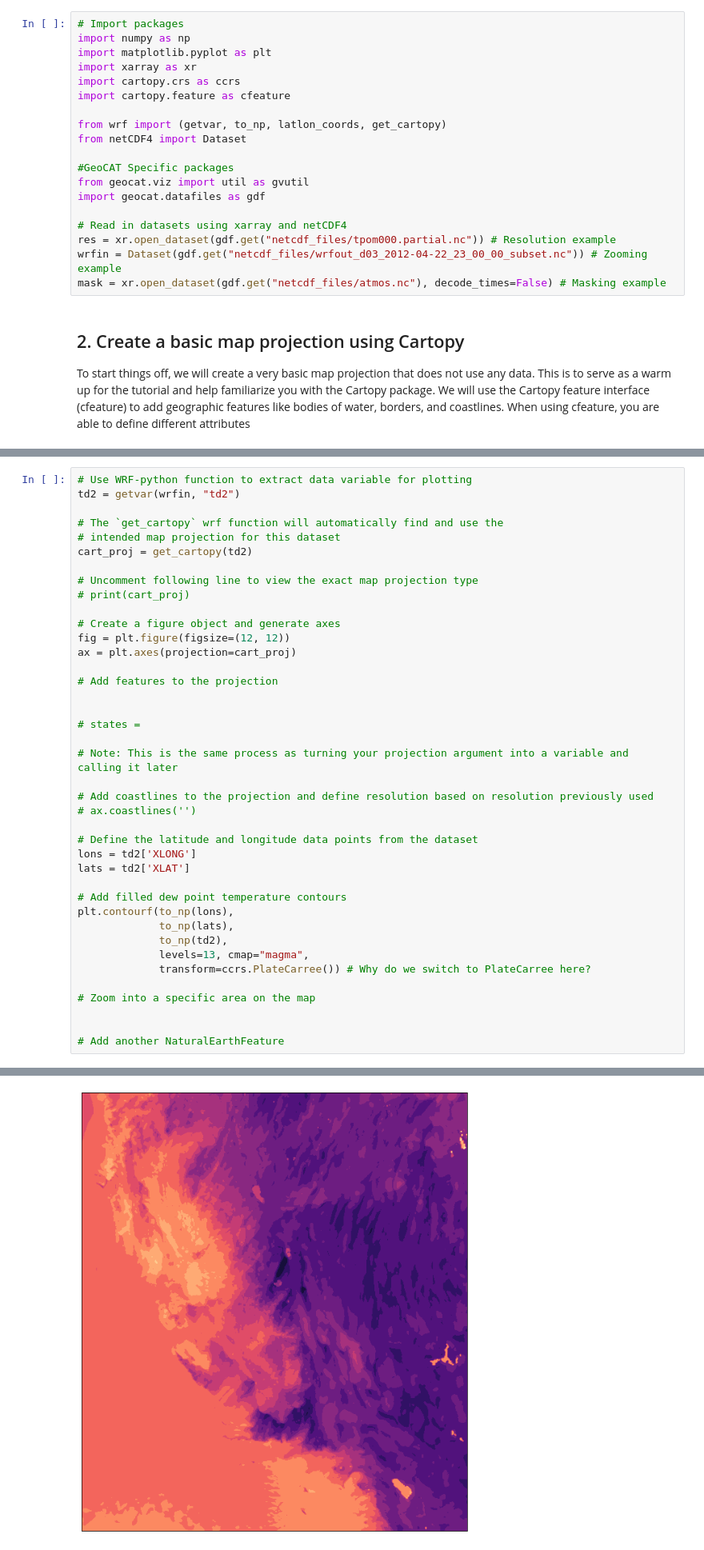
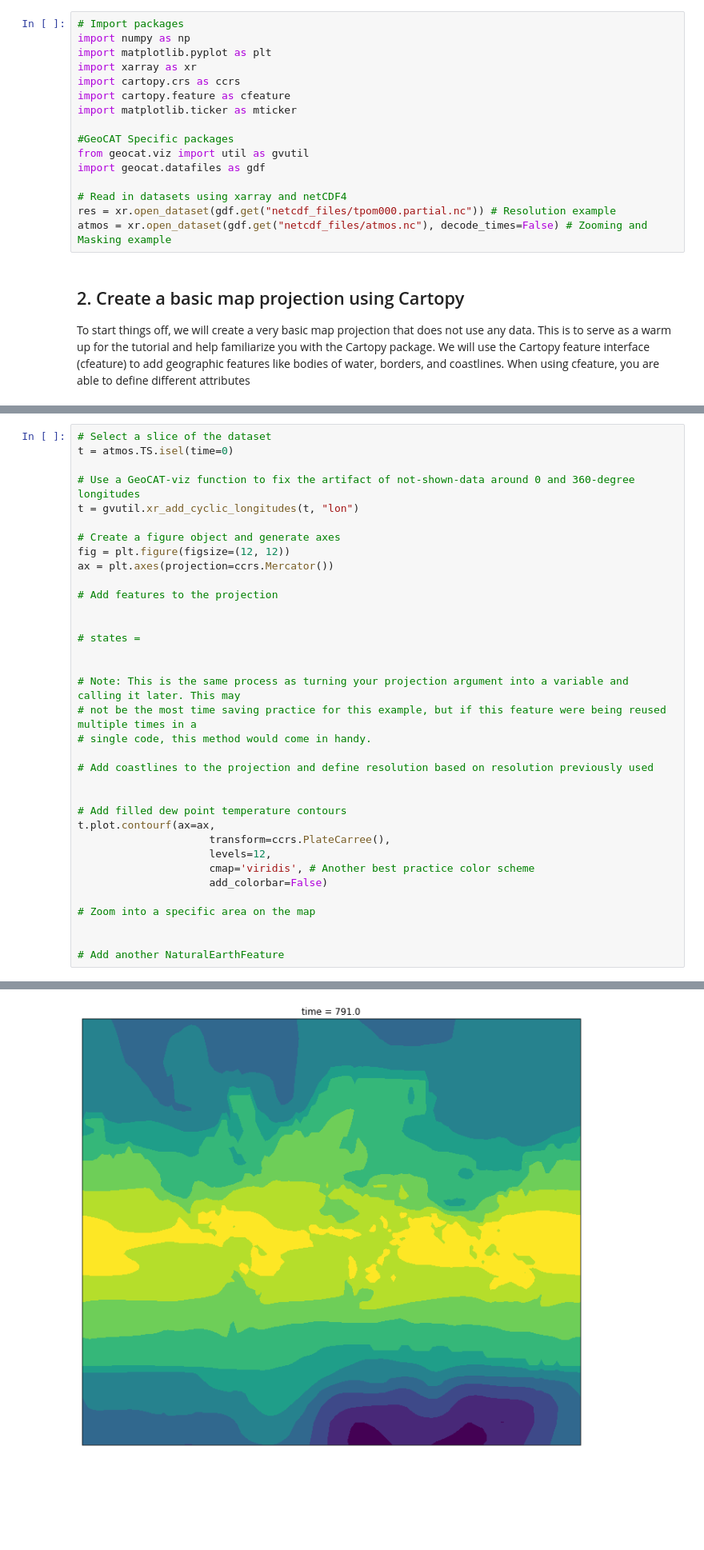
Before and after one commit to michaelavs/cartopy_tutorial, a Jupyter notebook: cartopy_tutorial.ipynb, the cells around one changed output, grey strips where cells are left out. Shown at 80% size. Saved outputs shown, nothing was run; the diff lists cells and outputs as text; blank space fills up the shorter version.

Commit message:
Updating examples and conda environment

```diff
--- a/cartopy_tutorial.ipynb
+++ b/cartopy_tutorial.ipynb
@@ -14,9 +14,7 @@ import matplotlib.pyplot as plt
 import xarray as xr
 import cartopy.crs as ccrs
 import cartopy.feature as cfeature
-
-from wrf import (getvar, to_np, latlon_coords, get_cartopy)
-from netCDF4 import Dataset
+import matplotlib.ticker as mticker
 
 #GeoCAT Specific packages
 from geocat.viz import util as gvutil
@@ -24,8 +22,7 @@ import geocat.datafiles as gdf
 
 # Read in datasets using xarray and netCDF4
 res = xr.open_dataset(gdf.get("netcdf_files/tpom000.partial.nc")) # Resolution example
-wrfin = Dataset(gdf.get("netcdf_files/wrfout_d03_2012-04-22_23_00_00_subset.nc")) # Zooming example
-mask = xr.open_dataset(gdf.get("netcdf_files/atmos.nc"), decode_times=False) # Masking example
+atmos = xr.open_dataset(gdf.get("netcdf_files/atmos.nc"), decode_times=False) # Zooming and Masking example
 # %% [markdown]
 ## 2. Create a basic map projection using Cartopy ##
 To start things off, we will create a very basic map projection that does not use any data. This is to serve as a warm up for the tutorial and help familiarize you with the Cartopy package. We will use the Cartopy feature interface (cfeature) to add geographic features like bodies of water, borders, and coastlines. When using cfeature, you are able to define different attributes
@@ -99,48 +103,43 @@ For this example, we will 'zoom' into a specific location on the map. We will be
 
 Because our data is defined in a lat/lon coordinate system, we will be supplying 'transform' and 'crs' with a 'PlateCarree()' keyword. More information on this topic is found on the [SciTools website](https://scitools.org.uk/cartopy/docs/latest/tutorials/understanding_transform.html#:~:text=The%20transform%20argument%20to%20plotting,your%20data%20are%20defined%20in.&text=This%20is%20because%20the%20default,been%20the%20case%20so%20far).
 # %%
-# Use WRF-python function to extract data variable for plotting
-td2 = getvar(wrfin, "td2")
+# Select a slice of the dataset
+t = atmos.TS.isel(time=0)
 
-# The `get_cartopy` wrf function will automatically find and use the
-# intended map projection for this dataset
-cart_proj = get_cartopy(td2)
-
-# Uncomment following line to view the exact map projection type
-# print(cart_proj)
+# Use a GeoCAT-viz function to fix the artifact of not-shown-data around 0 and 360-degree longitudes
+t = gvutil.xr_add_cyclic_longitudes(t, "lon")
 
 # Create a figure object and generate axes
 fig = plt.figure(figsize=(12, 12))
-ax = plt.axes(projection=cart_proj)
+ax = plt.axes(projection=ccrs.Mercator())
 
 # Add features to the projection
 
 
 # states =
 
-# Note: This is the same process as turning your projection argument into a variable and calling it later
+
+# Note: This is the same process as turning your projection argument into a variable and calling it later. This may
+# not be the most time saving practice for this example, but if this feature were being reused multiple times in a
+# single code, this method would come in handy.
 
 # Add coastlines to the projection and define resolution based on resolution previously used
-# ax.coastlines('')
 
-# Define the latitude and longitude data points from the dataset
-lons = td2['XLONG']
-lats = td2['XLAT']
 
 # Add filled dew point temperature contours
-plt.contourf(to_np(lons),
-             to_np(lats),
-             to_np(td2),
-             levels=13, cmap="magma",
-             transform=ccrs.PlateCarree()) # Why do we switch to PlateCarree here?
+t.plot.contourf(ax=ax,
+                     transform=ccrs.PlateCarree(),
+                     levels=12,
+                     cmap='viridis', # Another best practice color scheme
+                     add_colorbar=False)
 
 # Zoom into a specific area on the map
 
 
 # Add another NaturalEarthFeature
 # %% [output]
 <cartopy.mpl.contour.GeoContourSet at 0x...>
-[figure, old version]
+[figure, new version]
 # %% [markdown]
 ## 5. Mask a map projection ##
 In this example, we will 'mask' a Cartopy map projection with data from our dataset. This allows us to, essentially, block out specific areas of data on the projection.
```
Also changed, not shown: parts of 5 cells of this notebook, 1 other file.
